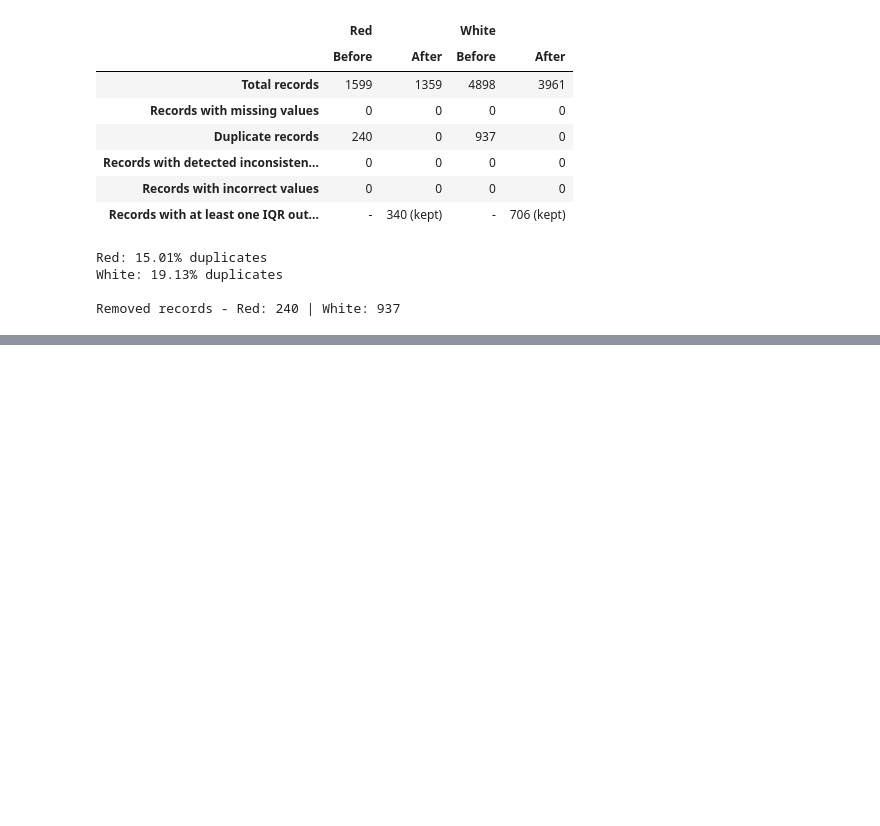
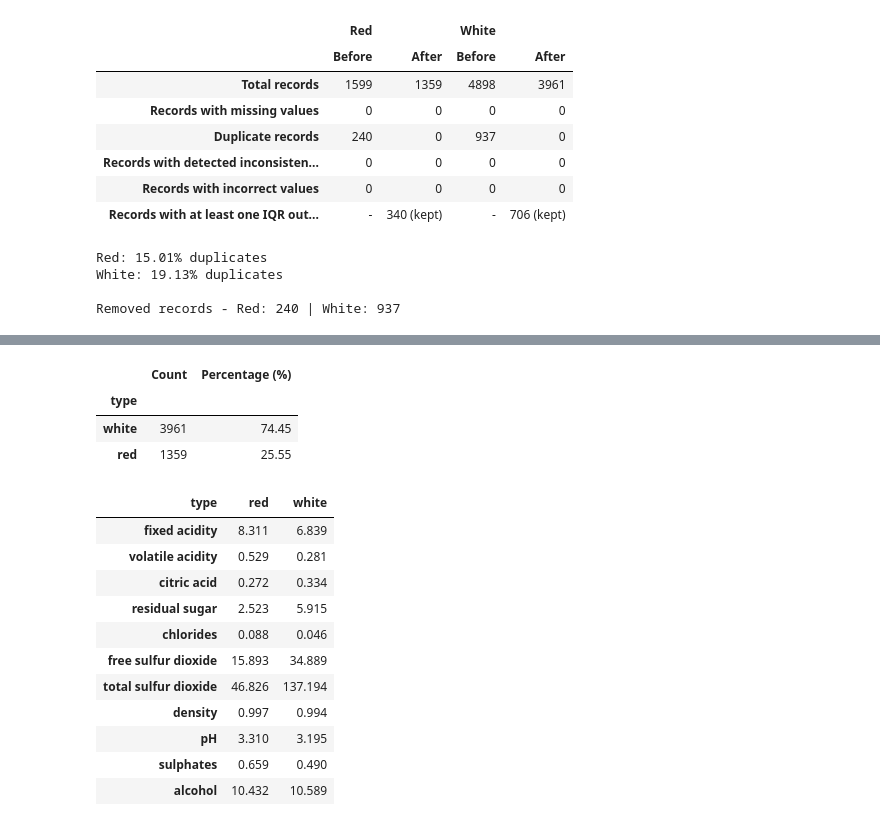
Before and after one commit to nvkhanh029/machine-learning-labwork, a Jupyter notebook: lab01-pca/lab01_wine_quality.ipynb, the cells around one changed output, grey strips where cells are left out. Cells and saved outputs as stored; diff of their text form; code cells hidden in the pictures; blank space fills up the shorter version.

```diff
--- a/lab01-pca/lab01_wine_quality.ipynb
+++ b/lab01-pca/lab01_wine_quality.ipynb
@@ -307,0 +362,24 @@ Removed records - Red: 240 | White: 937
+# %%
+type_tab = wine['type'].value_counts().to_frame('Count')
+type_tab['Percentage (%)'] = (type_tab['Count'] / len(wine) * 100).round(2)
+type_tab
+# %% [output]
+|  | Count | Percentage (%) |
+| type |  |  |
+| white | 3961 | 74.45 |
+| red | 1359 | 25.55 |
+# %%
+wine.groupby('type')[features].mean().T.round(3)
+# %% [output]
+| type | red | white |
+| fixed acidity | 8.311 | 6.839 |
+| volatile acidity | 0.529 | 0.281 |
+| citric acid | 0.272 | 0.334 |
+| residual sugar | 2.523 | 5.915 |
+| chlorides | 0.088 | 0.046 |
+| free sulfur dioxide | 15.893 | 34.889 |
+| total sulfur dioxide | 46.826 | 137.194 |
+| density | 0.997 | 0.994 |
+| pH | 3.310 | 3.195 |
+| sulphates | 0.659 | 0.490 |
+| alcohol | 10.432 | 10.589 |
```
Also changed, not shown: parts of 3 cells of this notebook.
